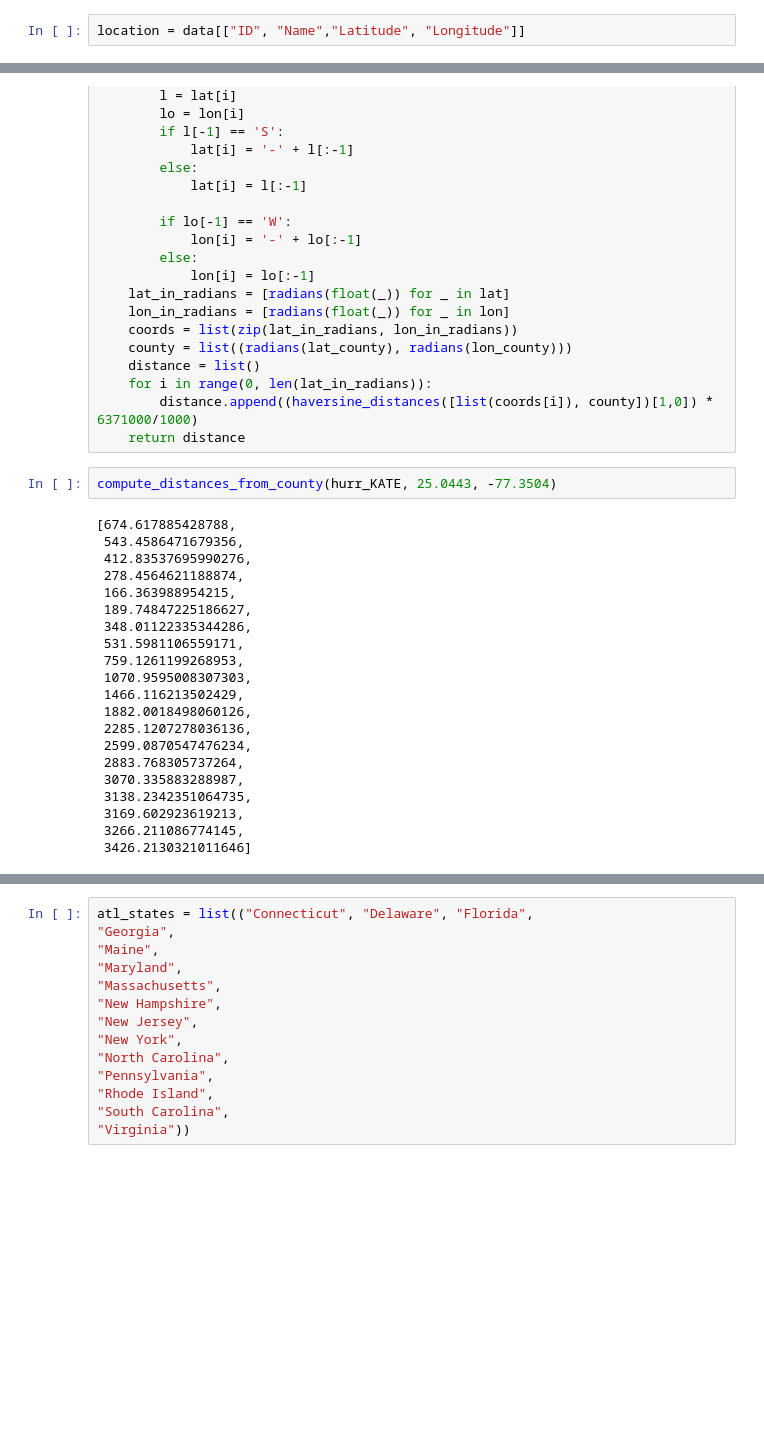
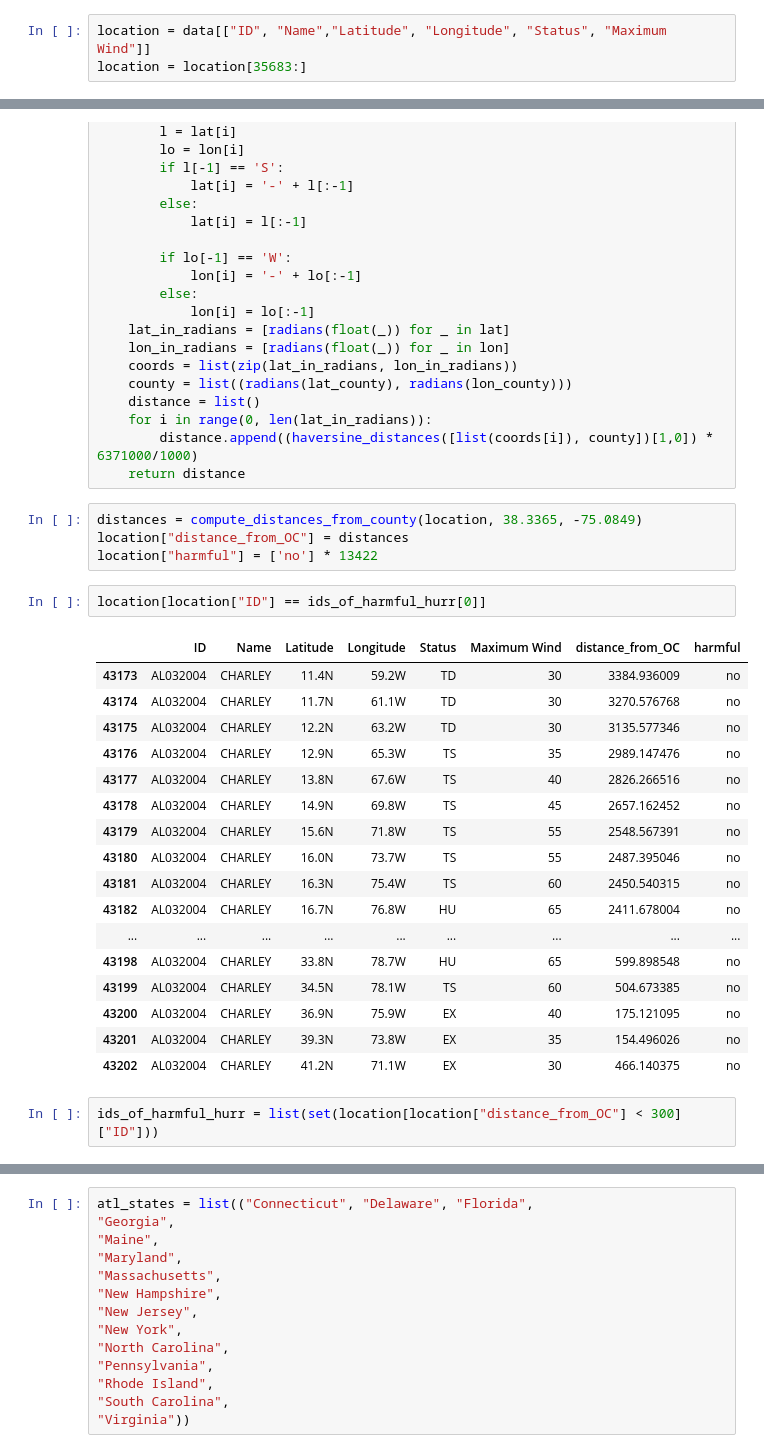
Before and after one commit to jacobduncan00/hackmit2021, a Jupyter notebook: python/hurricane_parsing.ipynb, the cells around one changed output, grey strips where cells are left out. Saved outputs shown, nothing was run; the diff lists cells and outputs as text; blank space fills up the shorter version.

```diff
--- a/python/hurricane_parsing.ipynb
+++ b/python/hurricane_parsing.ipynb
@@ -18,4 +18,5 @@ Index(['ID', 'Name', 'Date', 'Time', 'Event', 'Status', 'Latitude',
        'High Wind NE', 'High Wind SE', 'High Wind SW', 'High Wind NW'],
       dtype='object')
 # %%
-location = data[["ID", "Name","Latitude", "Longitude"]]
+location = data[["ID", "Name","Latitude", "Longitude", "Status", "Maximum Wind"]]
+location = location[35683:]
@@ -64,26 +62,29 @@ def compute_distances_from_county(hurr, lat_county, lon_county):
     for i in range(0, len(lat_in_radians)):
         distance.append((haversine_distances([list(coords[i]), county])[1,0]) * 6371000/1000)
     return distance
-# %%
-compute_distances_from_county(hurr_KATE, 25.0443, -77.3504)
-# %% [output]
-[674.617885428788,
- 543.4586471679356,
- 412.83537695990276,
- 278.4564621188874,
- 166.363988954215,
- 189.74847225186627,
- 348.01122335344286,
- 531.5981106559171,
- 759.1261199268953,
- 1070.9595008307303,
- 1466.116213502429,
- 1882.0018498060126,
- 2285.1207278036136,
- 2599.0870547476234,
- 2883.768305737264,
- 3070.335883288987,
- 3138.2342351064735,
- 3169.602923619213,
- 3266.211086774145,
- 3426.2130321011646]
+# %%
+distances = compute_distances_from_county(location, 38.3365, -75.0849)
+location["distance_from_OC"] = distances
+location["harmful"] = ['no'] * 13422
+# %%
+location[location["ID"] == ids_of_harmful_hurr[0]]
+# %% [output]
+|  | ID | Name | Latitude | Longitude | Status | Maximum Wind | distance_from_OC | harmful |
+| 43173 | AL032004 | CHARLEY | 11.4N | 59.2W | TD | 30 | 3384.936009 | no |
+| 43174 | AL032004 | CHARLEY | 11.7N | 61.1W | TD | 30 | 3270.576768 | no |
+| 43175 | AL032004 | CHARLEY | 12.2N | 63.2W | TD | 30 | 3135.577346 | no |
+| 43176 | AL032004 | CHARLEY | 12.9N | 65.3W | TS | 35 | 2989.147476 | no |
+| 43177 | AL032004 | CHARLEY | 13.8N | 67.6W | TS | 40 | 2826.266516 | no |
+| 43178 | AL032004 | CHARLEY | 14.9N | 69.8W | TS | 45 | 2657.162452 | no |
+| 43179 | AL032004 | CHARLEY | 15.6N | 71.8W | TS | 55 | 2548.567391 | no |
+| 43180 | AL032004 | CHARLEY | 16.0N | 73.7W | TS | 55 | 2487.395046 | no |
+| 43181 | AL032004 | CHARLEY | 16.3N | 75.4W | TS | 60 | 2450.540315 | no |
+| 43182 | AL032004 | CHARLEY | 16.7N | 76.8W | HU | 65 | 2411.678004 | no |
+| ... | ... | ... | ... | ... | ... | ... | ... | ... |
+| 43198 | AL032004 | CHARLEY | 33.8N | 78.7W | HU | 65 | 599.898548 | no |
+| 43199 | AL032004 | CHARLEY | 34.5N | 78.1W | TS | 60 | 504.673385 | no |
+| 43200 | AL032004 | CHARLEY | 36.9N | 75.9W | EX | 40 | 175.121095 | no |
+| 43201 | AL032004 | CHARLEY | 39.3N | 73.8W | EX | 35 | 154.496026 | no |
+| 43202 | AL032004 | CHARLEY | 41.2N | 71.1W | EX | 30 | 466.140375 | no |
+# %%
+ids_of_harmful_hurr = list(set(location[location["distance_from_OC"] < 300]["ID"]))
```
Also changed, not shown: parts of 14 cells of this notebook, 27 other files.
